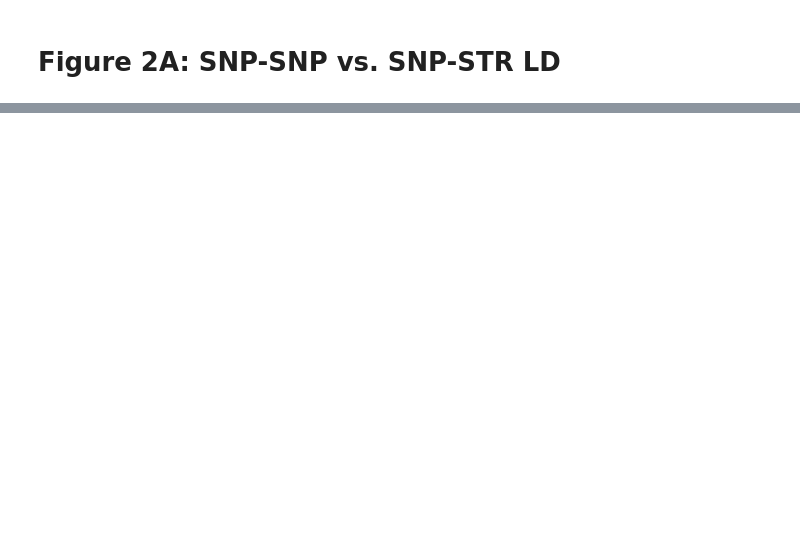
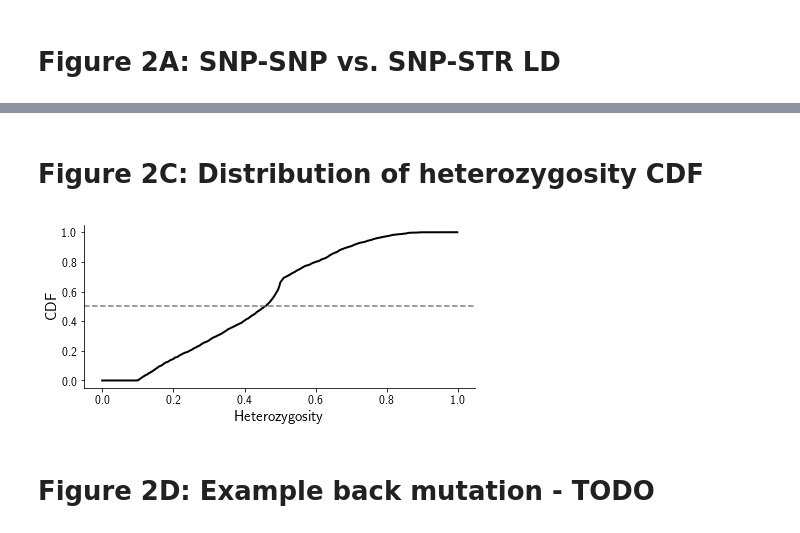
Before and after one commit to gymreklab/ssc-imputation, a Jupyter notebook: haplotype_paper/Figures/Figure2_SSCLD.ipynb, the cells around one changed output, grey strips where cells are left out. Cells and saved outputs as stored; diff of their text form; code cells hidden in the pictures; blank space fills up the shorter version.

```diff
--- a/haplotype_paper/Figures/Figure2_SSCLD.ipynb
+++ b/haplotype_paper/Figures/Figure2_SSCLD.ipynb
@@ -50,0 +103,25 @@ fig.savefig(os.path.join(OUTPATH, "Figure2_SnpStrLD.pdf"))
+# %% [markdown]
+# Figure 2C: Distribution of heterozygosity CDF
+# %%
+counts, bins = np.histogram(snpstr_best["het"], bins=np.arange(0, 1, 0.001))
+total = sum(counts)
+counts = np.cumsum(counts)
+counts = [item*1.0/total for item in counts]
+
+fig = plt.figure()
+fig.set_size_inches((7, 3))
+ax = fig.add_subplot(111)
+ax.plot(bins[:-1], counts, color="black", linewidth=2);
+ax.axhline(y=0.5, color="gray", linestyle="dashed")
+ax.spines['right'].set_visible(False)
+ax.spines['top'].set_visible(False)
+ax.yaxis.set_ticks_position('left')
+ax.xaxis.set_ticks_position('bottom')
+ax.set_xlabel("Heterozygosity", size=15)
+ax.set_ylabel("CDF", size=15)
+ax.set_xticklabels(["%0.1f"%(x) for x in ax.get_xticks()], size=12);
+ax.set_yticklabels(["%0.1f"%(x) for x in ax.get_yticks()], size=12);
+# %% [output]
+[figure, added]
+# %% [markdown]
+# Figure 2D: Example back mutation - TODO
```
Also changed, not shown: parts of 14 cells of this notebook, 1 other file.
